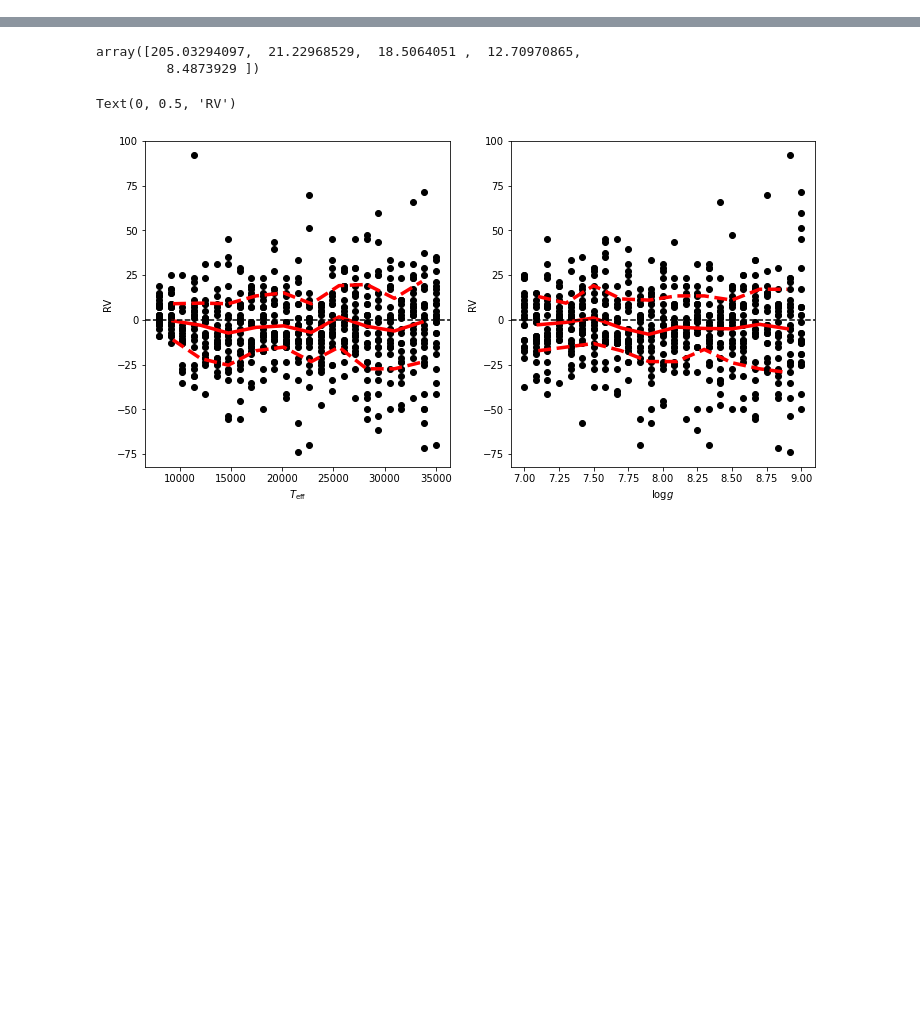
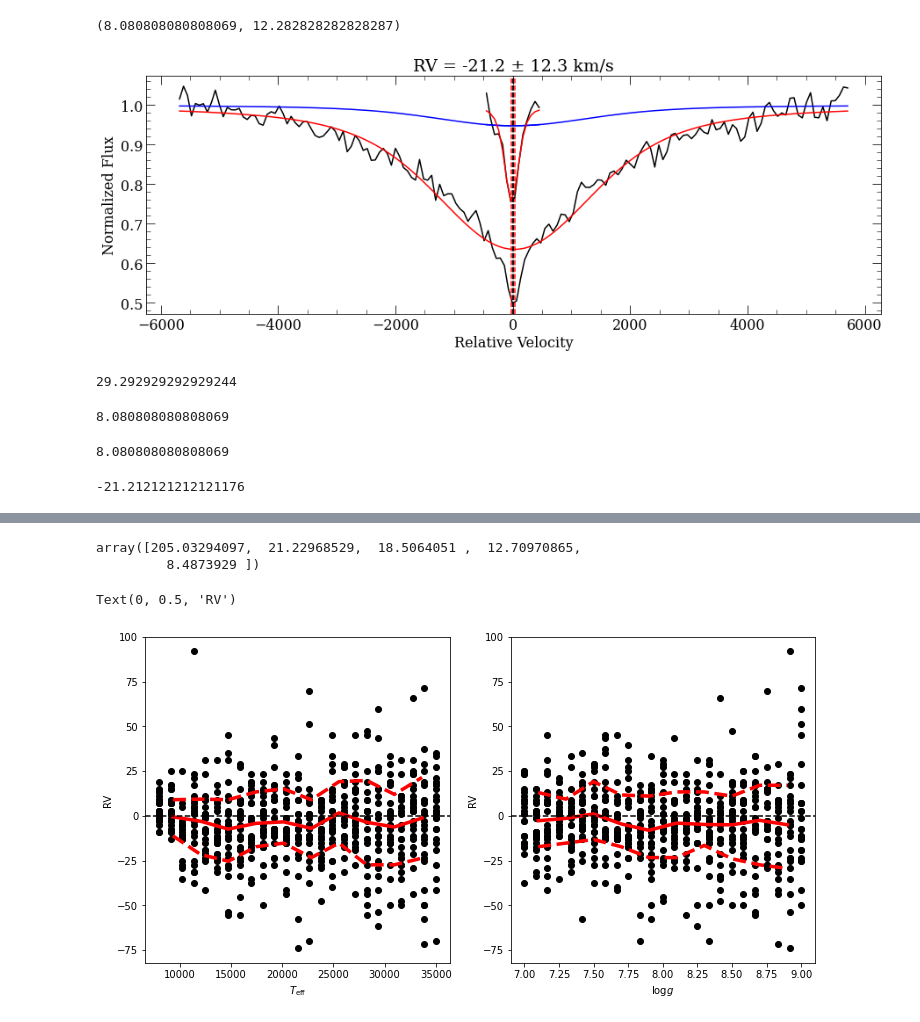
Before and after one commit to vedantchandra/wdtools, a Jupyter notebook: docs/examples/3_test_rvs.ipynb, the cells around one changed output, grey strips where cells are left out. Saved outputs shown, nothing was run; the diff lists cells and outputs as text; code cells hidden in the pictures; blank space fills up the shorter version.

```diff
--- a/docs/examples/3_test_rvs.ipynb
+++ b/docs/examples/3_test_rvs.ipynb
@@ -39,4 +39,35 @@ sp.get_line_rv(real_wl, real_flux, real_ivar, 6564.61, distance = 125, edge = 5,
 [figure]
+# %%
+c = 2.99792458e5
+
+def get_line_rv_2step(wl, fl, ivar, centroid, d1, e1, d2, e2, nmodel = 2, plot = False):
+    rv1, e_rv1 = sp.get_line_rv(wl, fl, ivar, centroid, distance = d1, edge = e1, nmodel = nmodel, plot = plot)
+    shiftwl = centroid * (1 + rv1 / c)
+    srv2, e_rv2 = sp.get_line_rv(wl, fl, ivar, shiftwl, distance = d2, edge = e2, nmodel = nmodel, plot = plot)
+    rv2 = rv1 + srv2
+    return rv2, e_rv2
+
+plt.figure(figsize = (15, 5))
+get_line_rv_2step(real_wl, real_flux, real_ivar, 6564.61, 125, 25, 10, 2, nmodel = 2, plot = True)
+# %% [output]
+(8.080808080808069, 12.282828282828287)
+[figure, added]
+# %%
+rv1
+# %% [output]
+29.292929292929244
+# %%
+rv2
+# %% [output]
+8.080808080808069
+# %%
+rv2
+# %% [output]
+8.080808080808069
+# %%
+srv2
+# %% [output]
+-21.212121212121176
 # %%
 start = time.time()
 sp.get_line_rv(real_wl, real_flux, real_ivar, 6564.61, distance = 125, edge = 5, nmodel = 2, plot = False)
```
Also changed, not shown: parts of 8 cells of this notebook, 12 other files.
